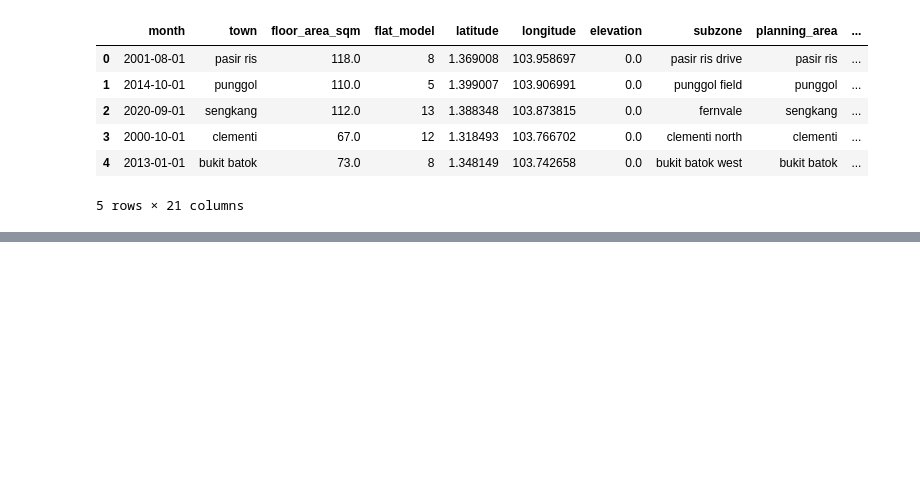
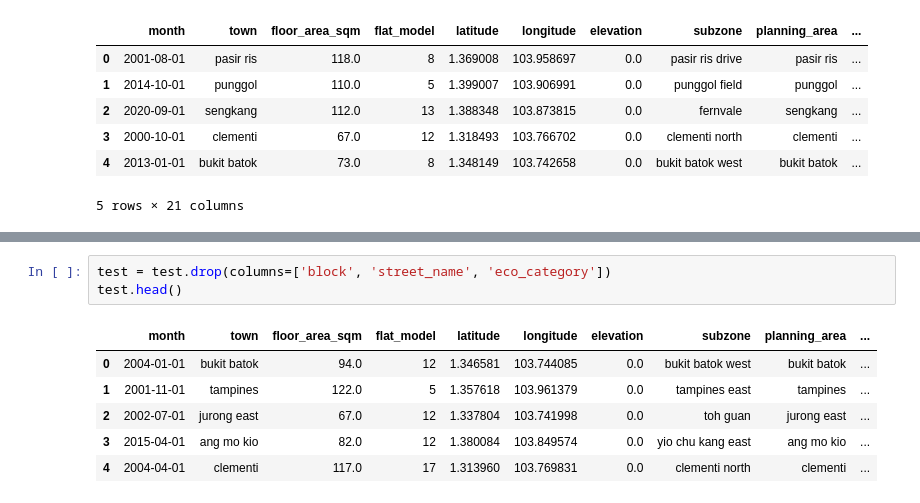
Before and after one commit to kuantzuhsiang/CS5228-Kaggle-Competition, a Jupyter notebook: pre cleaned.ipynb, the cells around one changed output, grey strips where cells are left out. Cells and saved outputs as stored; diff of their text form; blank space fills up the shorter version.

```diff
--- a/pre cleaned.ipynb
+++ b/pre cleaned.ipynb
@@ -265,0 +309,10 @@ test.head()
+# %%
+test = test.drop(columns=['block', 'street_name', 'eco_category'])
+test.head()
+# %% [output]
+|  | month | town | floor_area_sqm | flat_model | latitude | longitude | elevation | subzone | planning_area | ... |
+| 0 | 2004-01-01 | bukit batok | 94.0 | 12 | 1.346581 | 103.744085 | 0.0 | bukit batok west | bukit batok | ... |
+| 1 | 2001-11-01 | tampines | 122.0 | 5 | 1.357618 | 103.961379 | 0.0 | tampines east | tampines | ... |
+| 2 | 2002-07-01 | jurong east | 67.0 | 12 | 1.337804 | 103.741998 | 0.0 | toh guan | jurong east | ... |
+| 3 | 2015-04-01 | ang mo kio | 82.0 | 12 | 1.380084 | 103.849574 | 0.0 | yio chu kang east | ang mo kio | ... |
+| 4 | 2004-04-01 | clementi | 117.0 | 17 | 1.313960 | 103.769831 | 0.0 | clementi north | clementi | ... |
```
Also changed, not shown: parts of 24 cells of this notebook.
